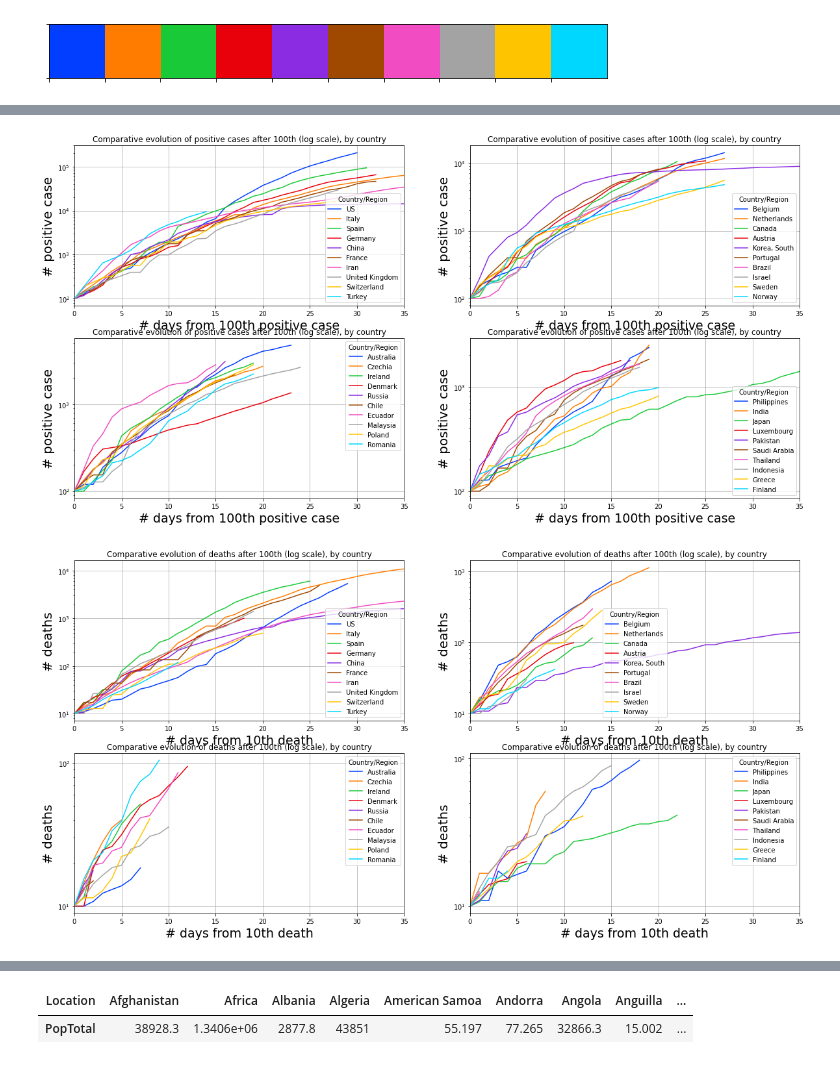
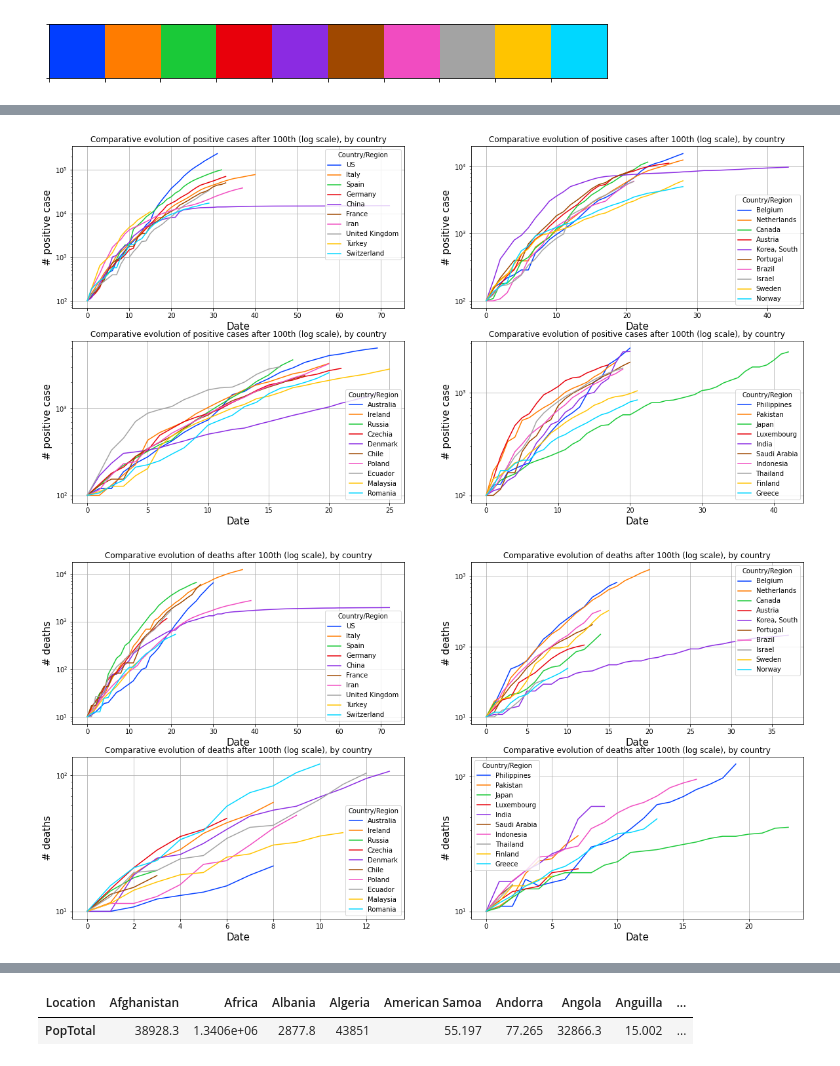
Before and after one commit to perrozzi/COVID-19, a Jupyter notebook: notebooks/COVID-19-by-country.ipynb, the cells around one changed output, grey strips where cells are left out. Drawn from its saved outputs; the diff is of its cells as text; code cells hidden in the pictures.

```diff
--- a/notebooks/COVID-19-by-country.ipynb
+++ b/notebooks/COVID-19-by-country.ipynb
@@ -234,46 +179,21 @@ conf_align_start = conf[conf > count_after]
 conf_align_start = conf_align_start.apply(lambda x: pd.Series(x.dropna().values))
 conf_align_start = conf_align_start.loc[:].div(conf_align_start.iloc[0][:]/count_after) # normalize to same start
 
-nrow=2
-ncol=2
-count=0
-fig, axes = plt.subplots(nrows=nrow, ncols=ncol)
-
-for r in range(nrow):
-    for c in range(ncol):
-        #show total number of positive cases
-        plot_countries = contries_ordered[count*10:(count+1)*10].index
-        # print(count*10,(count+1)*10,plot_countries)
-        conf_align_start[plot_countries].plot(logy=True, grid=True, ax=axes[r,c],
-                 title='Comparative evolution of positive cases after 100th (log scale), by country', figsize = (20,10))
-        axes[r,c].set_xlabel("# days from 100th positive case", fontsize=19)
-        axes[r,c].set_ylabel("# positive case", fontsize=20)
-        axes[r,c].set_xlim(0,35)
-        count+=1
+make_plot(dataset=conf_align_start, nrow=2,ncol=2, contries_ordered=contries_ordered,
+          title='Comparative evolution of positive cases after 100th (log scale), by country',
+          xlabel="Date", ylabel="# positive case",
+         logy=True)
 # %% [output]
-[figure, old version]
+[figure, new version]
 # %%
 count_after = 10
 deaths_align_start = deaths[deaths > count_after]
 deaths_align_start = deaths_align_start.apply(lambda x: pd.Series(x.dropna().values))
 deaths_align_start = deaths_align_start.loc[:].div(deaths_align_start.iloc[0][:]/count_after)
 
-nrow=2
-ncol=2
-count=0
-fig, axes = plt.subplots(nrows=nrow, ncols=ncol)
-# fig.suptitle("Title centered above all subplots", fontsize=20)
-
-for r in range(nrow):
-    for c in range(ncol):
-        #show total number of positive cases
-        plot_countries = contries_ordered[count*10:(count+1)*10].index
-        # print(count*10,(count+1)*10,plot_countries)
-        deaths_align_start[plot_countries].plot(logy=True, grid=True, ax=axes[r,c],
-                 title='Comparative evolution of deaths after 100th (log scale), by country', figsize = (20,10))
-        axes[r,c].set_xlabel("# days from 10th death", fontsize=19)
-        axes[r,c].set_ylabel("# deaths", fontsize=20)
-        axes[r,c].set_xlim(0,35)
-        count+=1
+make_plot(dataset=deaths_align_start, nrow=2,ncol=2, contries_ordered=contries_ordered,
+          title='Comparative evolution of deaths after 100th (log scale), by country',
+          xlabel="Date", ylabel="# deaths",
+         logy=True)
 # %% [output]
-[figure, old version]
+[figure, new version]
```
Also changed, not shown: parts of 18 cells of this notebook, 4 other files.
